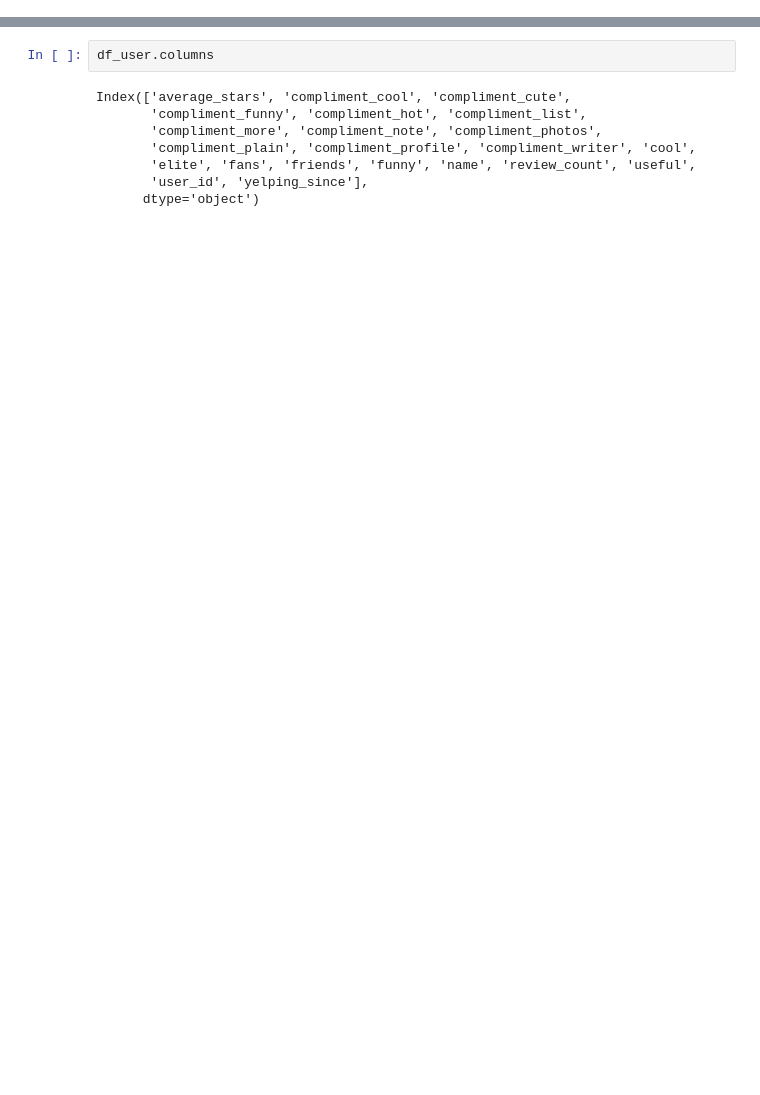
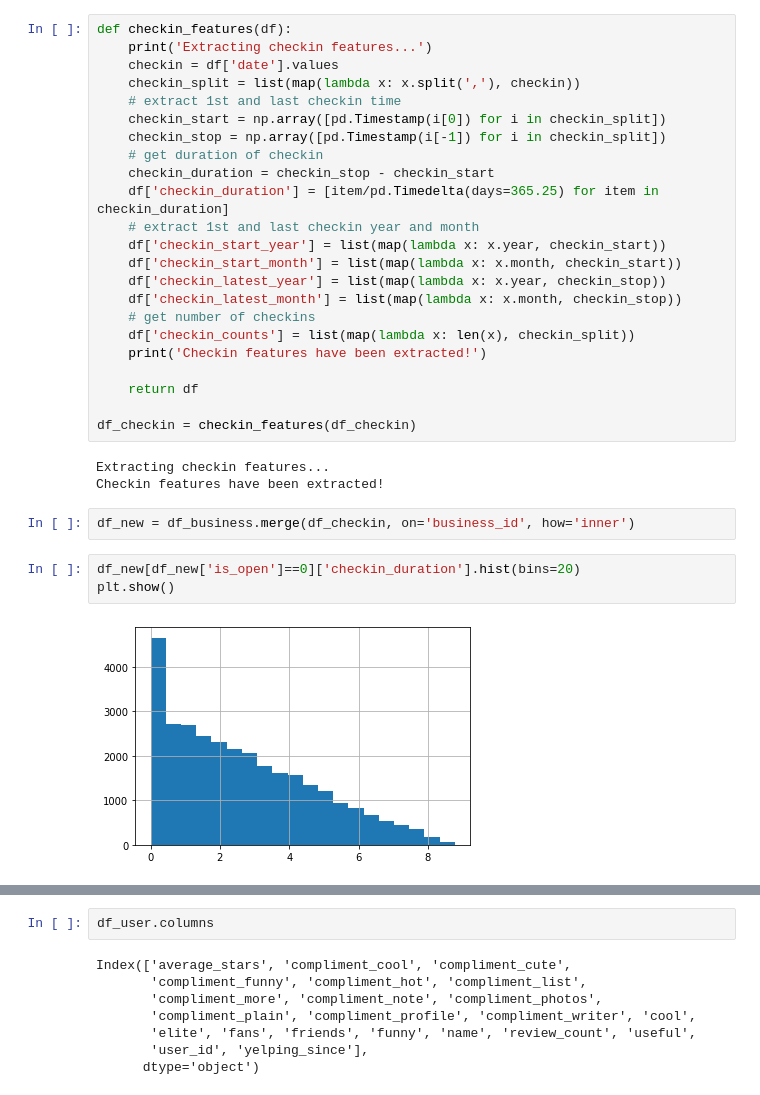
Before and after one commit to geraldgong/Yelp_challenge, a Jupyter notebook: Yelp_features.ipynb, the cells around one changed output, grey strips where cells are left out. Saved outputs shown, nothing was run; the diff lists cells and outputs as text; blank space fills up the shorter version.

```diff
--- a/Yelp_features.ipynb
+++ b/Yelp_features.ipynb
@@ -93,0 +48,33 @@ df_user.head()
+# %%
+def checkin_features(df):
+    print('Extracting checkin features...')
+    checkin = df['date'].values
+    checkin_split = list(map(lambda x: x.split(','), checkin))
+    # extract 1st and last checkin time
+    checkin_start = np.array([pd.Timestamp(i[0]) for i in checkin_split])
+    checkin_stop = np.array([pd.Timestamp(i[-1]) for i in checkin_split])
+    # get duration of checkin
+    checkin_duration = checkin_stop - checkin_start
+    df['checkin_duration'] = [item/pd.Timedelta(days=365.25) for item in checkin_duration]
+    # extract 1st and last checkin year and month
+    df['checkin_start_year'] = list(map(lambda x: x.year, checkin_start))
+    df['checkin_start_month'] = list(map(lambda x: x.month, checkin_start))
+    df['checkin_latest_year'] = list(map(lambda x: x.year, checkin_stop))
+    df['checkin_latest_month'] = list(map(lambda x: x.month, checkin_stop))
+    # get number of checkins
+    df['checkin_counts'] = list(map(lambda x: len(x), checkin_split))
+    print('Checkin features have been extracted!')
+
+    return df
+
+df_checkin = checkin_features(df_checkin)
+# %% [output]
+Extracting checkin features...
+Checkin features have been extracted!
+# %%
+df_new = df_business.merge(df_checkin, on='business_id', how='inner')
+# %%
+df_new[df_new['is_open']==0]['checkin_duration'].hist(bins=20)
+plt.show()
+# %% [output]
+[figure, added]
```
Also changed, not shown: parts of 13 cells of this notebook.
